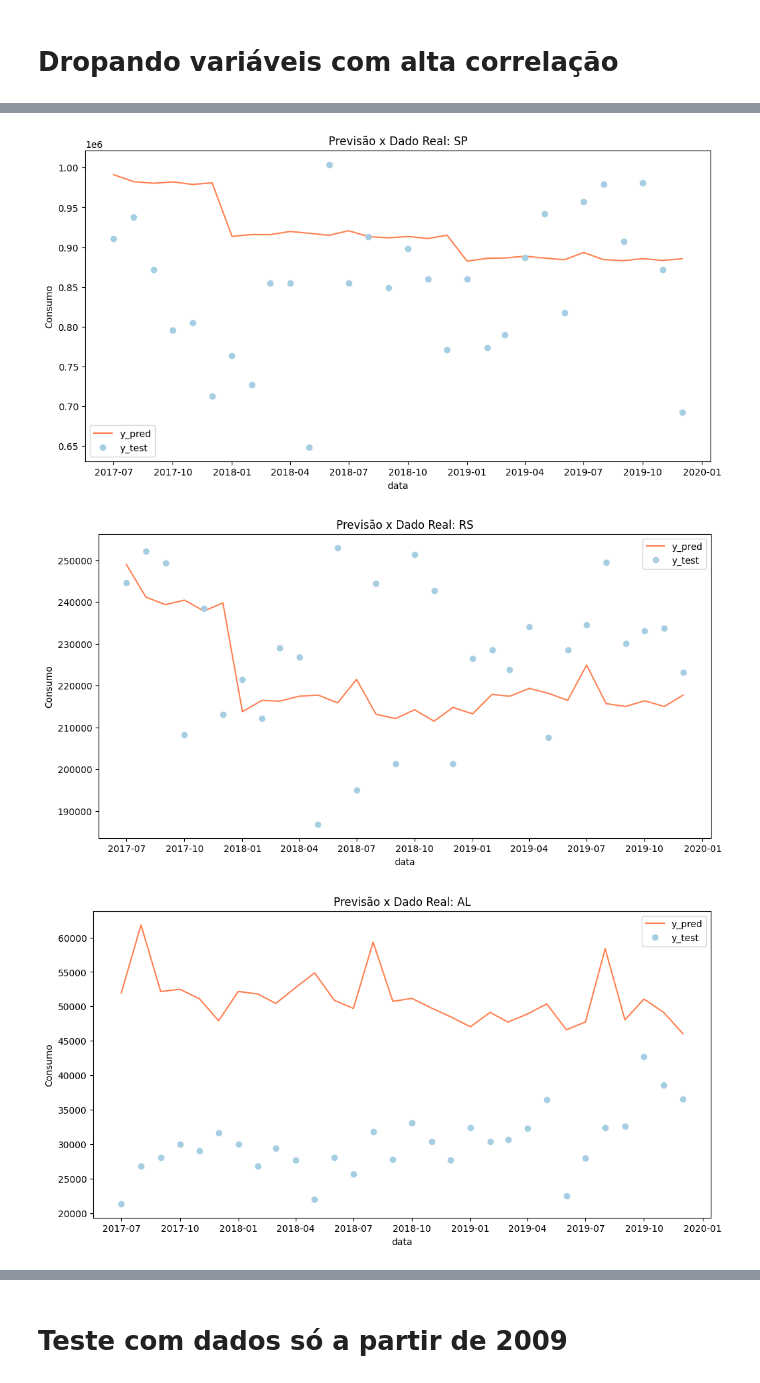
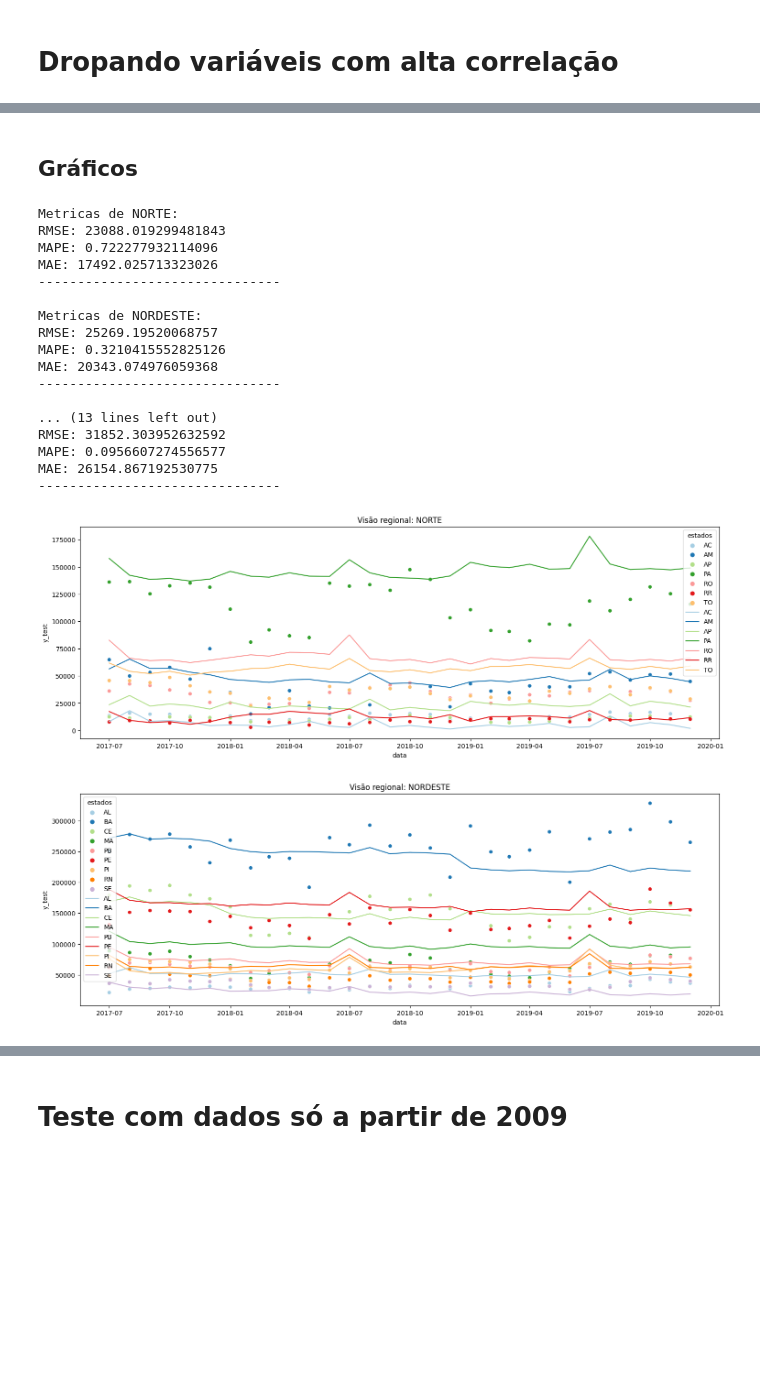
Before and after one commit to LeiteJu/TCC, a Jupyter notebook: notebooks/linear_regression.ipynb, the cells around one changed output, grey strips where cells are left out. Drawn from its saved outputs; the diff is of its cells as text; code cells hidden in the pictures; blank space fills up the shorter version.

```diff
--- a/notebooks/linear_regression.ipynb
+++ b/notebooks/linear_regression.ipynb
@@ -125,7 +139,7 @@ def show_delta (y_test, y_pred):
 
     plt.show()
 # %%
-def get_pred (y_train, y_pred):
+def get_pred (y_test, y_pred):
 
     init = pd.to_datetime("072017", format='%m%Y')
     end = pd.to_datetime("122019", format='%m%Y')
@@ -140,6 +154,8 @@ def get_pred (y_train, y_pred):
 
     pred = pred.set_index('data')
 
+    pred['regiao'] = pred['estados'].apply(get_regiao)
+
     return pred
 # %%
 def show_pred (pred, states=SIGLAS):
@@ -155,3 +200,18 @@ def show_pred (pred, states=SIGLAS):
+# %%
+def region_graphs (pred, reg):
+
+    plt.figure(figsize=(18,6))
+
+    plt.title(f"Visão regional: {reg}")
+
+    pred=pred[pred['regiao'] == reg]
+
+    plt.ylabel="Consumo"
+    sns.scatterplot(pred, x=pred.index, y='y_test', hue="estados")
+    sns.lineplot(pred, x=pred.index, y='y_pred', hue="estados")
+
+
+    plt.show()
 # %% [markdown]
 # Seed
 # %%
@@ -334,9 +396,32 @@ show_delta(np.array(y_test), y_pred.flatten())
+# %% [markdown]
+## Gráficos
 # %%
 pred = get_pred(y_test, y_pred)
+# %%
+region_metrics(pred)
+# %% [output]
+Metricas de NORTE:
+RMSE: 23088.019299481843
+MAPE: 0.722277932114096
+MAE: 17492.025713323026
+-------------------------------
+
+Metricas de NORDESTE:
+RMSE: 25269.19520068757
+MAPE: 0.3210415552825126
+MAE: 20343.074976059368
+-------------------------------
+
+... (13 lines left out)
+RMSE: 31852.303952632592
+MAPE: 0.0956607274556577
+MAE: 26154.867192530775
+-------------------------------
+# %%
+region_graphs(pred, 'NORTE')
+# %% [output]
+[figure, added]
 # %%
-STATES=["SP", "RS", "AL"]
-show_pred(pred, STATES)
+region_graphs(pred, 'NORDESTE')
 # %% [output]
-[figure, old version]
+[figure, new version]
-[figure, removed]
-[figure, removed]
```
Also changed, not shown: parts of 12 cells of this notebook, 3 other files.
